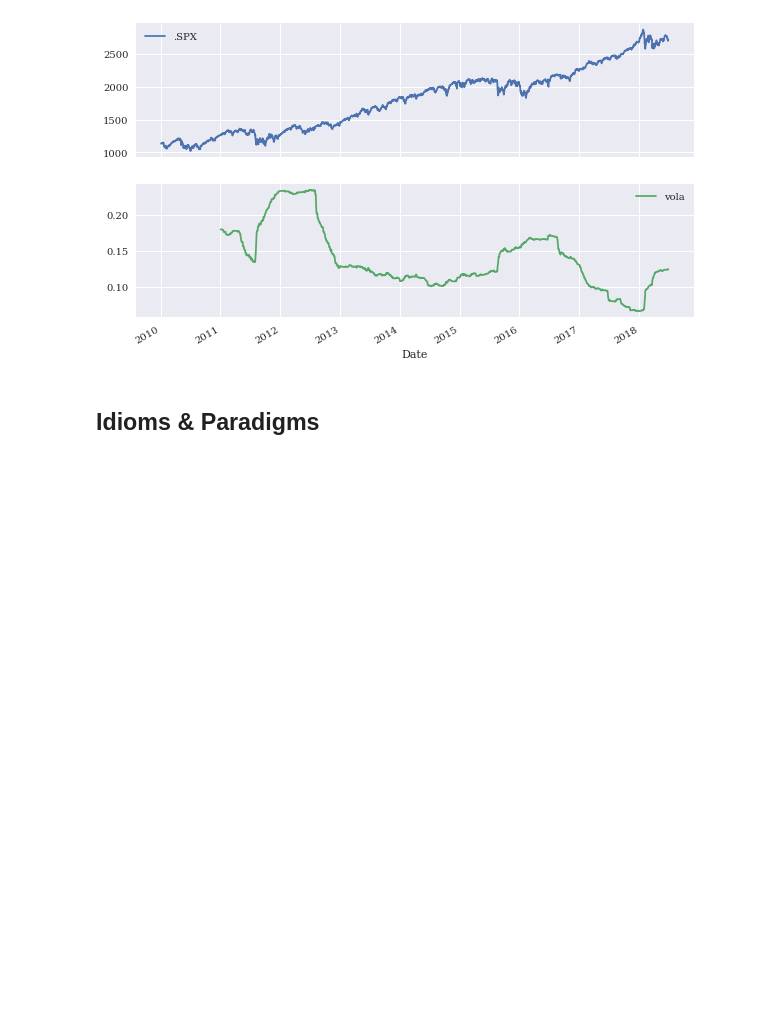
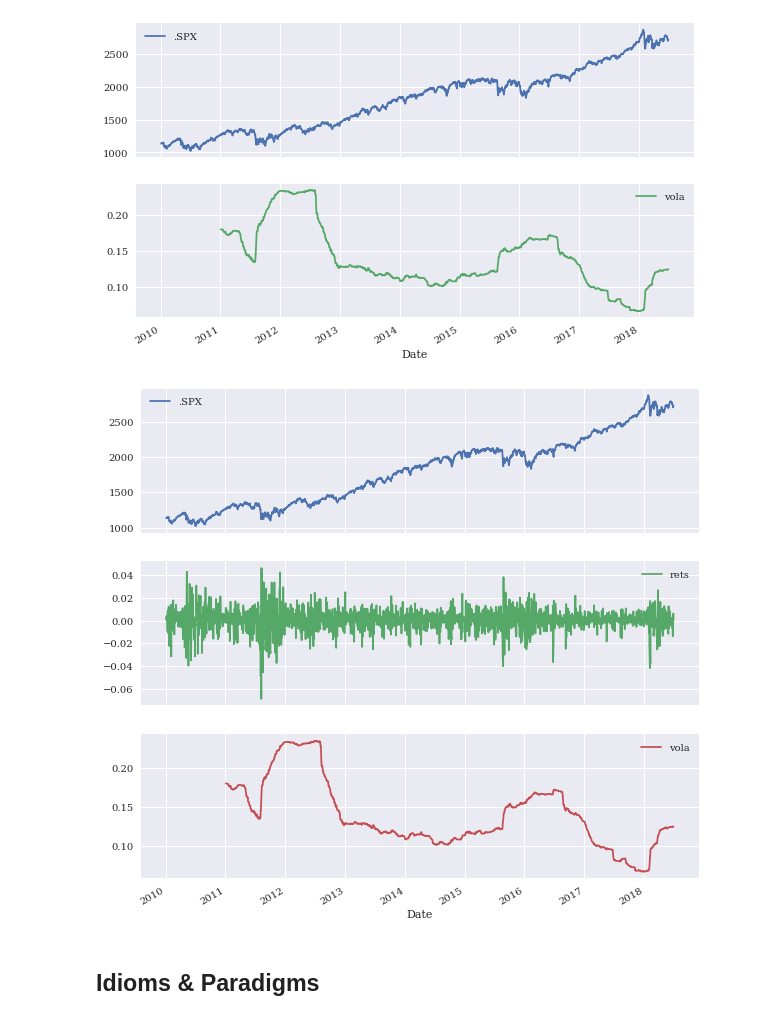
Before and after one commit to wbbbbbz/python-for-finance-readingnotes, a Jupyter notebook: code/ch01/01_why_python.ipynb, the cells around one changed output. Cells and saved outputs as stored; diff of their text form; code cells hidden in the pictures; blank space fills up the shorter version.

```diff
--- a/code/ch01/01_why_python.ipynb
+++ b/code/ch01/01_why_python.ipynb
@@ -143,6 +186,10 @@ data[['.SPX', 'vola']].plot(subplots=True, figsize=(10, 6));
 # plt.savefig('../../images/ch01/spx_volatility.png')
 # %% [output]
 [figure]
+# %%
+data.plot(subplots=True, figsize=(10, 10));
+# %% [output]
+[figure, added]
 # %% [markdown]
 ## Idioms & Paradigms
 # %%
```
Also changed, not shown: parts of 20 cells of this notebook, 1 other file.
